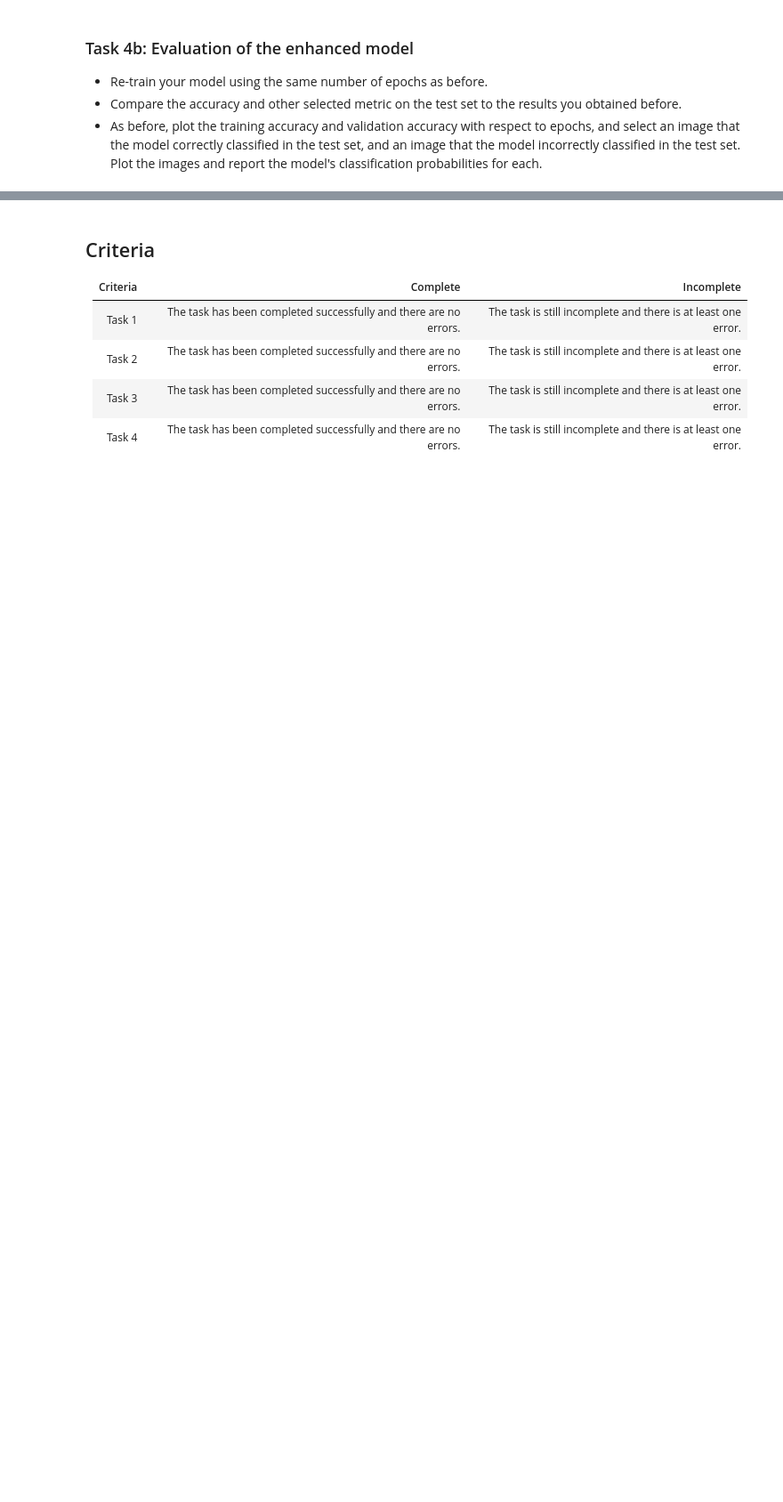
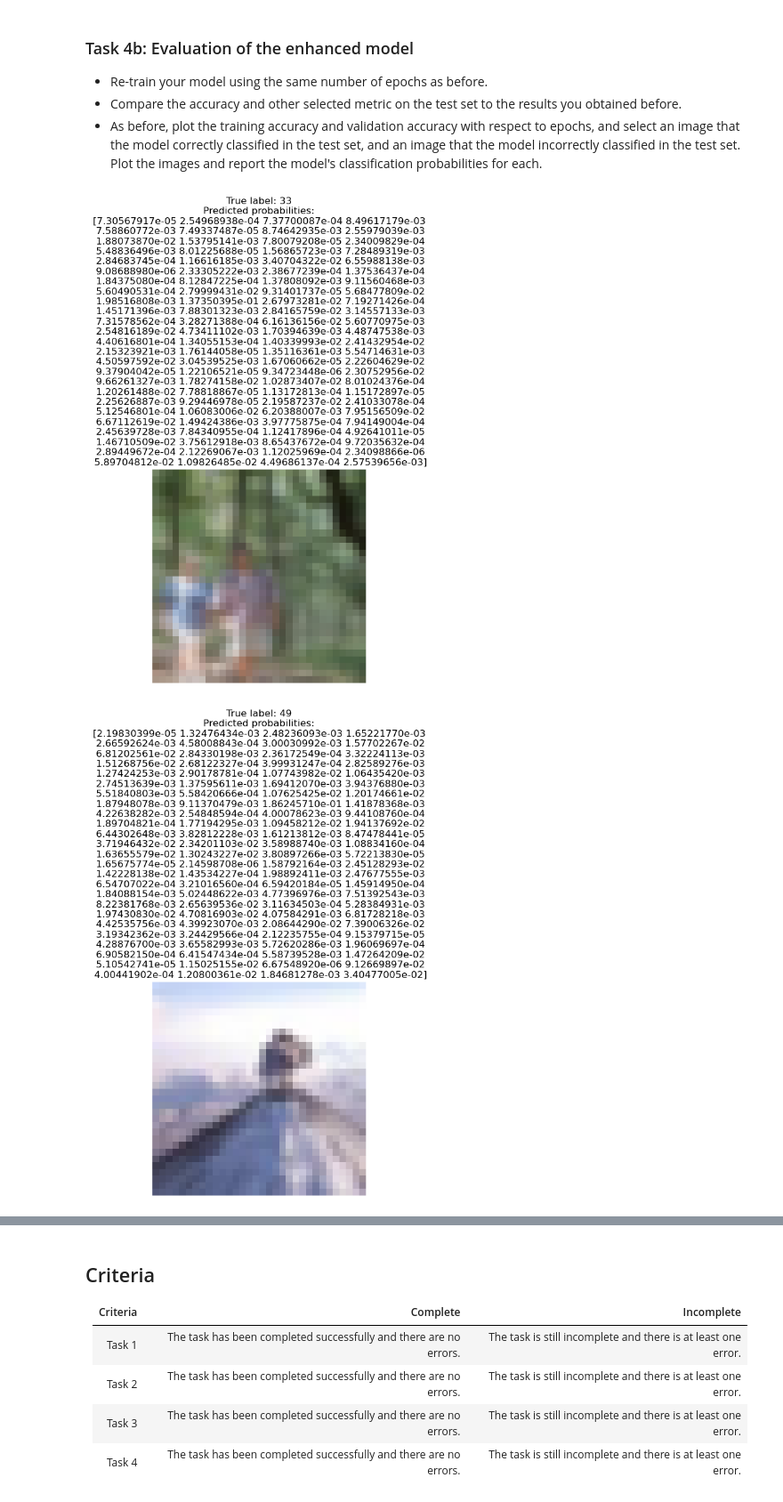
Before and after one commit to UofT-DSI/deep_learning, a Jupyter notebook: 02_activities/assignments/assignment_1.ipynb, the cells around one changed output, grey strips where cells are left out. Shown at 89% size. Drawn from its saved outputs; the diff is of its cells as text; code cells hidden in the pictures; blank space fills up the shorter version.

```diff
--- a/02_activities/assignments/assignment_1.ipynb
+++ b/02_activities/assignments/assignment_1.ipynb
@@ -100,6 +473,38 @@ from keras import optimizers
 - As before, plot the training accuracy and validation accuracy with respect to epochs, and select an image that the model correctly classified in the test set, and an image that the model incorrectly classified in the test set. Plot the images and report the model's classification probabilities for each.
 # %%
 # Your code here
+def plot_training_history(history, title=None):
+    # Your code here
+    if title:
+        plt.title(title)
+    # More of your code here
+
+
+# Plot training and validation accuracy
+plot_training_history(history_augmented, title='Training and Validation Accuracy with Data Augmentation')
+
+# Select an image correctly classified by the model
+correct_indices_augmented = np.where(y_pred_classes_augmented == y_true)[0]
+incorrect_indices_augmented = np.where(y_pred_classes_augmented != y_true)[0]
+
+# Plot a correctly classified image
+correct_index_augmented = correct_indices_augmented[0]
+correct_image_augmented = x_test[correct_index_augmented]
+correct_true_label_augmented = y_true[correct_index_augmented]
+correct_predicted_probs_augmented = y_pred_augmented[correct_index_augmented]
+
+plot_image_with_probabilities(correct_image_augmented, correct_true_label_augmented, correct_predicted_probs_augmented, num_classes)
+
+# Plot an incorrectly classified image
+incorrect_index_augmented = incorrect_indices_augmented[0]
+incorrect_image_augmented = x_test[incorrect_index_augmented]
+incorrect_true_label_augmented = y_true[incorrect_index_augmented]
+incorrect_predicted_probs_augmented = y_pred_augmented[incorrect_index_augmented]
+
+plot_image_with_probabilities(incorrect_image_augmented, incorrect_true_label_augmented, incorrect_predicted_probs_augmented, num_classes)
+# %% [output]
+[figure, added]
+[figure, added]
 # %% [markdown]
 ### Task 4c: Discussion of the results
 
```
Also changed, not shown: parts of 17 cells of this notebook.
